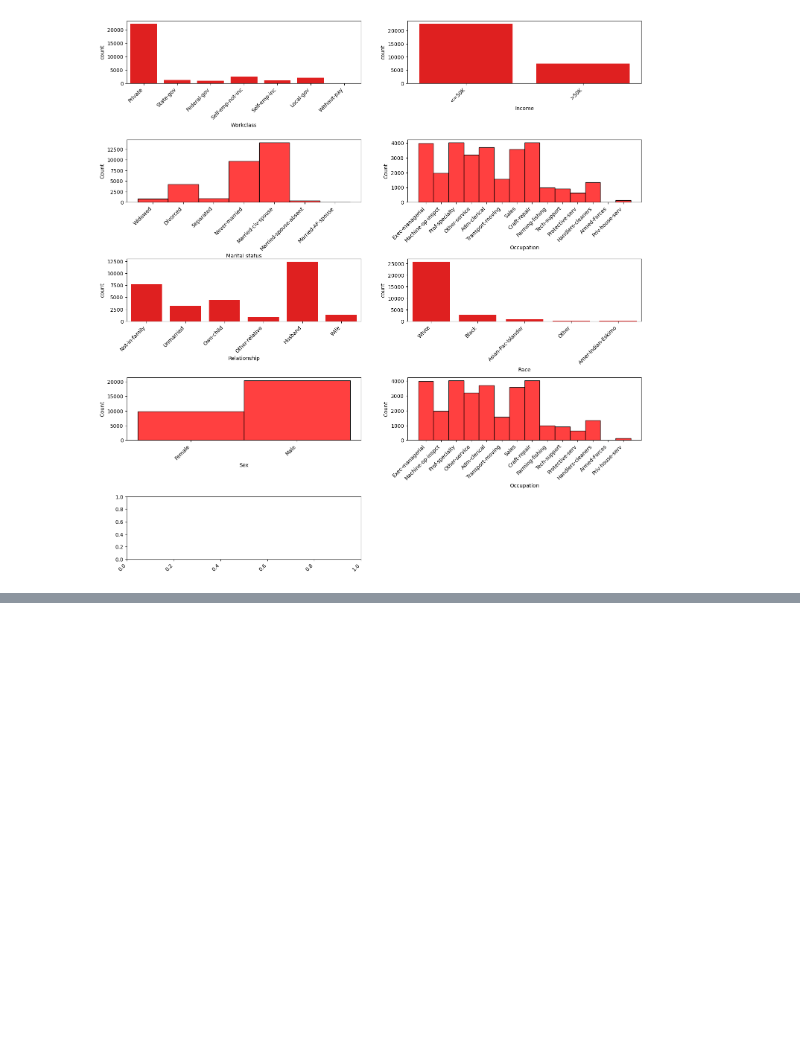
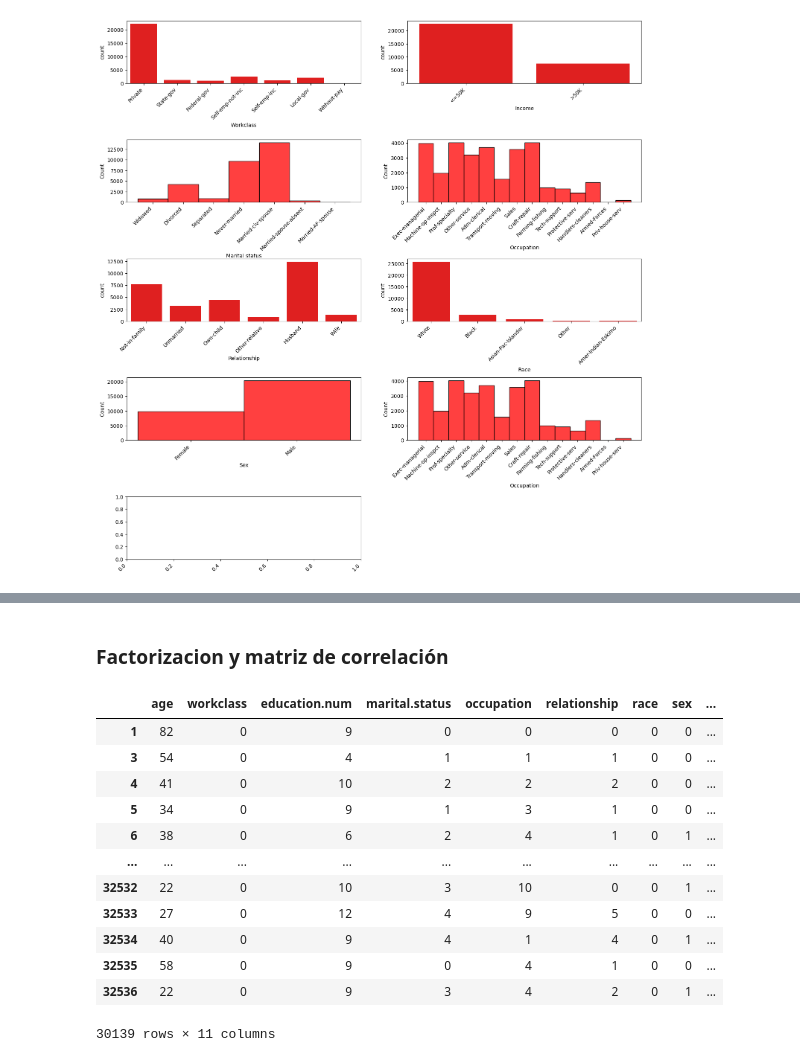
Before and after one commit to 4GeeksAcademy/GuilloMansa-MachineLearning, a Jupyter notebook: src/13-recommendation-systems-adult-census-income.ipynb, the cells around one changed output, grey strips where cells are left out. Cells and saved outputs as stored; diff of their text form; code cells hidden in the pictures; blank space fills up the shorter version.

```diff
--- a/src/13-recommendation-systems-adult-census-income.ipynb
+++ b/src/13-recommendation-systems-adult-census-income.ipynb
@@ -296,0 +310,23 @@ plt.show()
+# %% [markdown]
+### Factorizacion y matriz de correlación
+# %%
+matriz = ['income','sex', 'race','marital.status','workclass', 'occupation', 'relationship','native.country']
+
+df_factorize = df.copy()
+for col in matriz:
+    df_factorize[col] = pd.factorize(df_factorize[col])[0]
+df_factorize
+# %% [output]
+|  | age | workclass | education.num | marital.status | occupation | relationship | race | sex | ... |
+| 1 | 82 | 0 | 9 | 0 | 0 | 0 | 0 | 0 | ... |
+| 3 | 54 | 0 | 4 | 1 | 1 | 1 | 0 | 0 | ... |
+| 4 | 41 | 0 | 10 | 2 | 2 | 2 | 0 | 0 | ... |
+| 5 | 34 | 0 | 9 | 1 | 3 | 1 | 0 | 0 | ... |
+| 6 | 38 | 0 | 6 | 2 | 4 | 1 | 0 | 1 | ... |
+| ... | ... | ... | ... | ... | ... | ... | ... | ... | ... |
+| 32532 | 22 | 0 | 10 | 3 | 10 | 0 | 0 | 1 | ... |
+| 32533 | 27 | 0 | 12 | 4 | 9 | 5 | 0 | 0 | ... |
+| 32534 | 40 | 0 | 9 | 4 | 1 | 4 | 0 | 1 | ... |
+| 32535 | 58 | 0 | 9 | 0 | 4 | 1 | 0 | 0 | ... |
+| 32536 | 22 | 0 | 9 | 3 | 4 | 2 | 0 | 1 | ... |
+30139 rows × 11 columns
```
Also changed, not shown: parts of 9 cells of this notebook.
